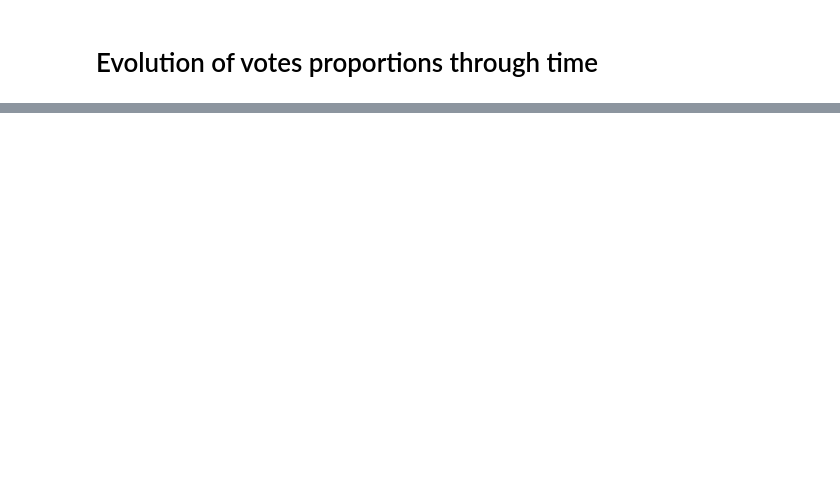
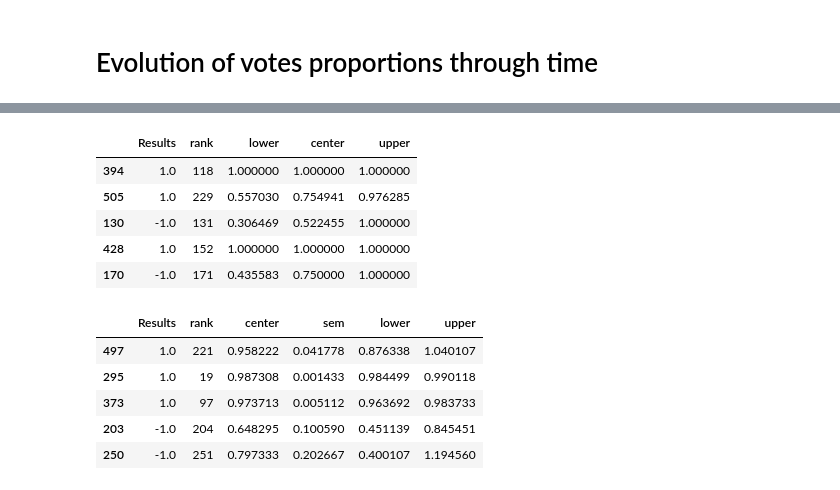
Before and after one commit to epfl-ada/ada-2023-project-abracadabra, a Jupyter notebook: time_series2.ipynb, the cells around one changed output, grey strips where cells are left out. Cells and saved outputs as stored; diff of their text form; code cells hidden in the pictures; blank space fills up the shorter version.

```diff
--- a/time_series2.ipynb
+++ b/time_series2.ipynb
@@ -77,0 +74,30 @@ KeyError: -1
+# %%
+# Election evolution by vote rank
+# For each vote add a column with the number of votes that were casted before it
+rank = df_vote_evolution.groupby(['Results', 'Target', 'Round']).apply(lambda x: pd.Series(np.arange(1, len(x)+1), index=x.index)).reset_index(level=[0,1,2], drop=True)
+# Combine the rank with the original dataframe
+rank = df_vote_evolution.join(rank.rename('rank'))
+rank = rank.groupby(['Results', 'rank']).progressive_mean
+
+# Compute the median, first and last quartile
+quartiles = get_quartiles(rank)
+
+# Compute the mean and 95% confidence interval
+sem = get_confidence_interval(rank)
+
+# Display the results
+display(quartiles.sample(5))
+display(sem.sample(5))
+# %% [output]
+|  | Results | rank | lower | center | upper |
+| 394 | 1.0 | 118 | 1.000000 | 1.000000 | 1.000000 |
+| 505 | 1.0 | 229 | 0.557030 | 0.754941 | 0.976285 |
+| 130 | -1.0 | 131 | 0.306469 | 0.522455 | 1.000000 |
+| 428 | 1.0 | 152 | 1.000000 | 1.000000 | 1.000000 |
+| 170 | -1.0 | 171 | 0.435583 | 0.750000 | 1.000000 |
+|  | Results | rank | center | sem | lower | upper |
+| 497 | 1.0 | 221 | 0.958222 | 0.041778 | 0.876338 | 1.040107 |
+| 295 | 1.0 | 19 | 0.987308 | 0.001433 | 0.984499 | 0.990118 |
+| 373 | 1.0 | 97 | 0.973713 | 0.005112 | 0.963692 | 0.983733 |
+| 203 | -1.0 | 204 | 0.648295 | 0.100590 | 0.451139 | 0.845451 |
+| 250 | -1.0 | 251 | 0.797333 | 0.202667 | 0.400107 | 1.194560 |
```
Also changed, not shown: parts of 7 cells of this notebook, 1 other file.
